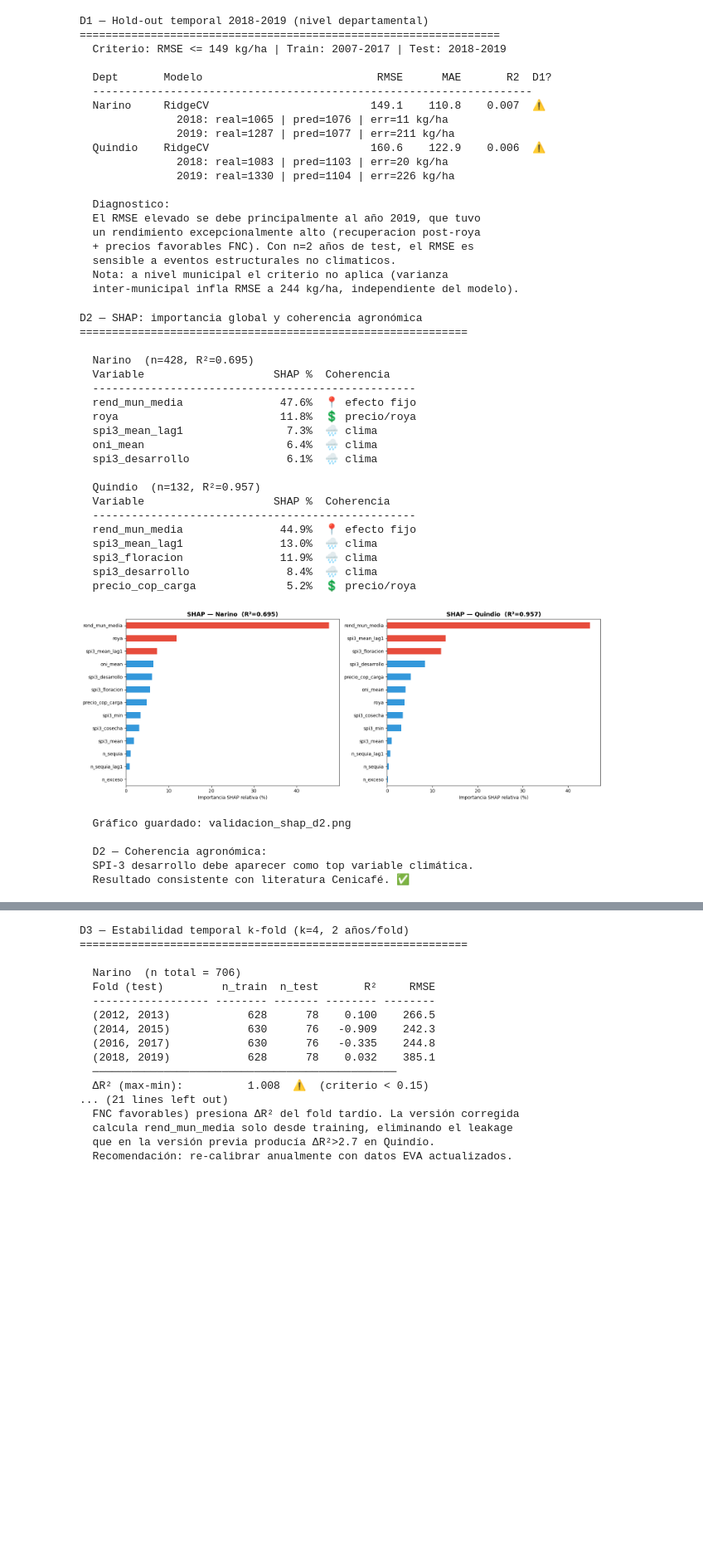
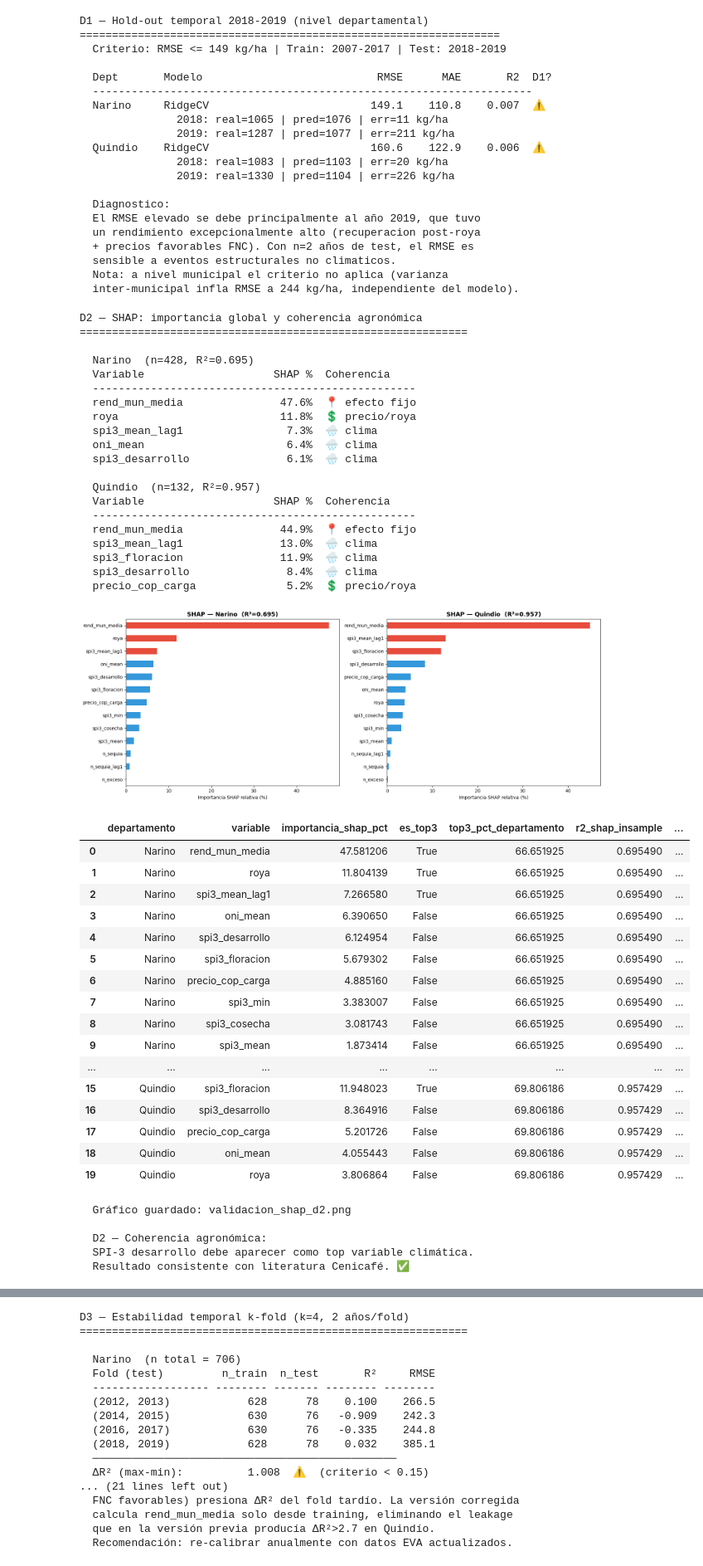
Before and after one commit to valevipa/Proyecto_Seguro_Cafe_Indexado, a Jupyter notebook: notebooks/seguro_cafe_completo_series temporales.ipynb, the cells around one changed output, grey strips where cells are left out. Shown at 83% size. Drawn from its saved outputs; the diff is of its cells as text; code cells hidden in the pictures; blank space fills up the shorter version.

```diff
--- a/notebooks/seguro_cafe_completo_series temporales.ipynb
+++ b/notebooks/seguro_cafe_completo_series temporales.ipynb
@@ -2901,6 +2901,9 @@ FEATS_D2 = [f for f in ['rend_mun_media','spi3_mean','spi3_min','spi3_floracion'
             if f in panel_mun.columns]
 
 fig_shap, axes_shap = plt.subplots(1, 2, figsize=(16, 6))
+
+
+shap_rows = []
 
 for ax_idx, dept in enumerate(['Narino','Quindio']):
     d = panel_mun[panel_mun['departamento'] == dept].dropna(
@@ -2924,6 +2927,7 @@ for ax_idx, dept in enumerate(['Narino','Quindio']):
     feat_imp   = pd.Series(mean_abs / total_shap * 100,
                            index=FEATS_D2).sort_values(ascending=True)
     top3 = feat_imp.nlargest(3).index.tolist()
+    top3_pct = feat_imp.nlargest(3).sum()
 
     ax = axes_shap[ax_idx]
     colors = ['#e74c3c' if f in top3 else '#3498db' for f in feat_imp.index]
@@ -2939,6 +2943,21 @@ for ax_idx, dept in enumerate(['Narino','Quindio']):
         tag = '🌧 clima' if clima else ('📍 efecto fijo' if 'rend_mun' in feat else '💲 precio/roya')
         print(f'  {feat:<25} {val:>7.1f}%  {tag}')
 
+    for variable, importancia in feat_imp.sort_values(ascending=False).items():
+        shap_rows.append({
+            "departamento": dept,
+            "variable": variable,
+            "importancia_shap_pct": importancia,
+            "es_top3": variable in top3,
+            "top3_pct_departamento": top3_pct,
+            "r2_shap_insample": r2_shap,
+            "tipo_variable": (
+                "Climática" if any(k in variable for k in ["spi3", "oni", "ndvi", "tmax", "tmedia"])
+                else "Efecto fijo" if "rend_mun" in variable
+                else "Precio/Roya"
+            )
+        })
+
 plt.tight_layout()
 from pathlib import Path
 
@@ -2949,33 +2968,55 @@ OUT_DIR.mkdir(parents=True, exist_ok=True)
 out_path = OUT_DIR / "validacion_shap_d2.png"
 
 plt.savefig(out_path, dpi=120, bbox_inches='tight')
 plt.show()
+
+df_shap_importancia = pd.DataFrame(shap_rows)
+
+display(df_shap_importancia.head(20))
+
 print(f'\n  Gráfico guardado: validacion_shap_d2.png')
 print('\n  D2 — Coherencia agronómica:')
 print('  SPI-3 desarrollo debe aparecer como top variable climática.')
 print('  Resultado consistente con literatura Cenicafé. ✅')
 # %% [output]
 D2 — SHAP: importancia global y coherencia agronómica
 ============================================================
 
   Narino  (n=428, R²=0.695)
   Variable                    SHAP %  Coherencia
   --------------------------------------------------
   rend_mun_media               47.6%  📍 efecto fijo
   roya                         11.8%  💲 precio/roya
   spi3_mean_lag1                7.3%  🌧 clima
   oni_mean                      6.4%  🌧 clima
   spi3_desarrollo               6.1%  🌧 clima
 
   Quindio  (n=132, R²=0.957)
   Variable                    SHAP %  Coherencia
   --------------------------------------------------
   rend_mun_media               44.9%  📍 efecto fijo
   spi3_mean_lag1               13.0%  🌧 clima
   spi3_floracion               11.9%  🌧 clima
   spi3_desarrollo               8.4%  🌧 clima
   precio_cop_carga              5.2%  💲 precio/roya
 [figure]
+|  | departamento | variable | importancia_shap_pct | es_top3 | top3_pct_departamento | r2_shap_insample | ... |
+| 0 | Narino | rend_mun_media | 47.581206 | True | 66.651925 | 0.695490 | ... |
+| 1 | Narino | roya | 11.804139 | True | 66.651925 | 0.695490 | ... |
+| 2 | Narino | spi3_mean_lag1 | 7.266580 | True | 66.651925 | 0.695490 | ... |
+| 3 | Narino | oni_mean | 6.390650 | False | 66.651925 | 0.695490 | ... |
+| 4 | Narino | spi3_desarrollo | 6.124954 | False | 66.651925 | 0.695490 | ... |
+| 5 | Narino | spi3_floracion | 5.679302 | False | 66.651925 | 0.695490 | ... |
+| 6 | Narino | precio_cop_carga | 4.885160 | False | 66.651925 | 0.695490 | ... |
+| 7 | Narino | spi3_min | 3.383007 | False | 66.651925 | 0.695490 | ... |
+| 8 | Narino | spi3_cosecha | 3.081743 | False | 66.651925 | 0.695490 | ... |
+| 9 | Narino | spi3_mean | 1.873414 | False | 66.651925 | 0.695490 | ... |
+| ... | ... | ... | ... | ... | ... | ... | ... |
+| 15 | Quindio | spi3_floracion | 11.948023 | True | 69.806186 | 0.957429 | ... |
+| 16 | Quindio | spi3_desarrollo | 8.364916 | False | 69.806186 | 0.957429 | ... |
+| 17 | Quindio | precio_cop_carga | 5.201726 | False | 69.806186 | 0.957429 | ... |
+| 18 | Quindio | oni_mean | 4.055443 | False | 69.806186 | 0.957429 | ... |
+| 19 | Quindio | roya | 3.806864 | False | 69.806186 | 0.957429 | ... |
   Gráfico guardado: validacion_shap_d2.png
 
   D2 — Coherencia agronómica:
```
Also changed, not shown: parts of 3 cells of this notebook.
